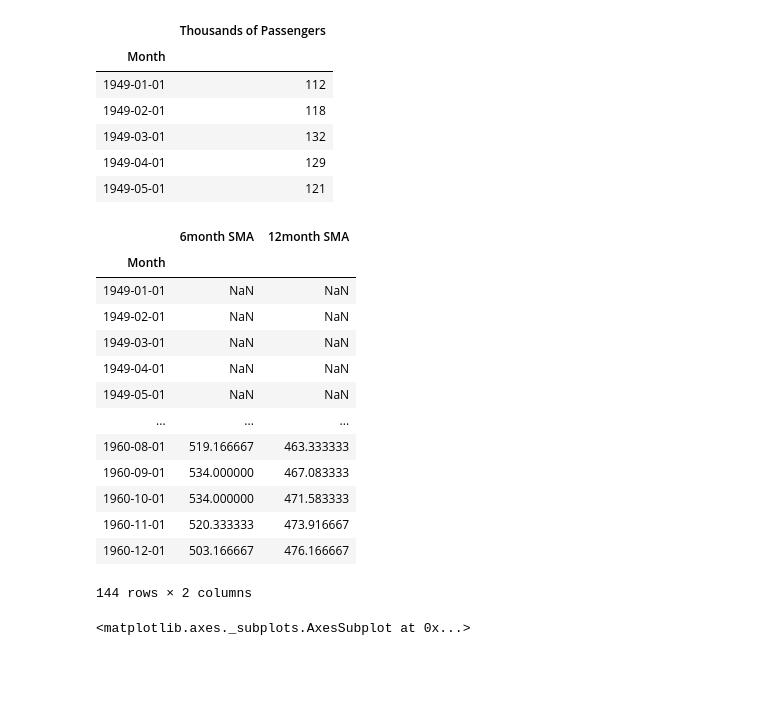
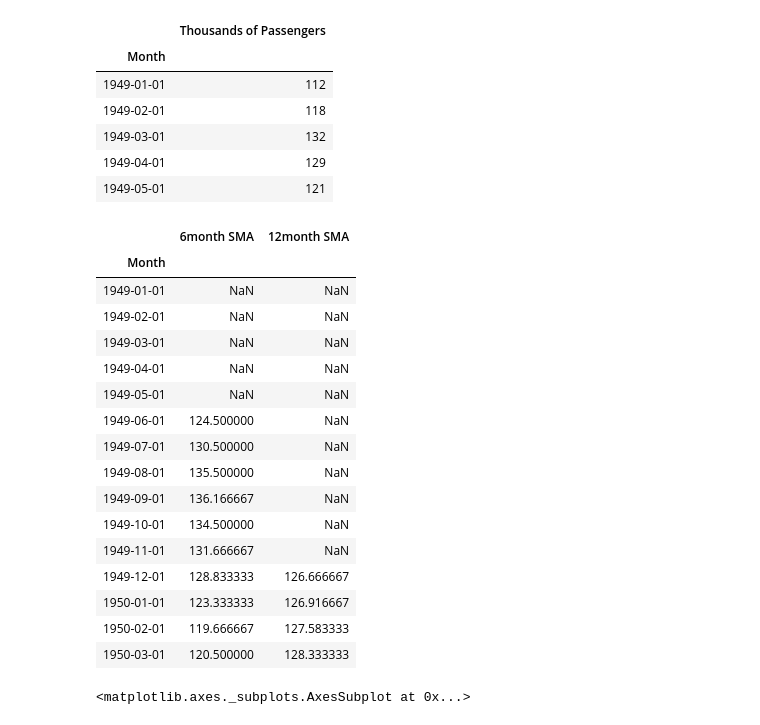
Before and after one commit to bill7845/jupyter_repo, a Jupyter notebook: ML/시계열데이터_T-Academy/3_.ipynb, the cells around one changed output. Drawn from its saved outputs; the diff is of its cells as text; code cells hidden in the pictures; blank space fills up the shorter version.

```diff
--- a/ML/시계열데이터_T-Academy/3_.ipynb
+++ b/ML/시계열데이터_T-Academy/3_.ipynb
@@ -27,22 +27,25 @@ airline.head()
 airline['6month SMA'] = airline['Thousands of Passengers'].rolling(window=6).mean()
 airline['12month SMA'] = airline['Thousands of Passengers'].rolling(window=12).mean()
 # %%
-airline[['6month SMA','12month SMA']]
+airline[['6month SMA','12month SMA']].head(15)
 # %% [output]
 |  | 6month SMA | 12month SMA |
 | Month |  |  |
 | 1949-01-01 | NaN | NaN |
 | 1949-02-01 | NaN | NaN |
 | 1949-03-01 | NaN | NaN |
 | 1949-04-01 | NaN | NaN |
 | 1949-05-01 | NaN | NaN |
-| ... | ... | ... |
-| 1960-08-01 | 519.166667 | 463.333333 |
-| 1960-09-01 | 534.000000 | 467.083333 |
-| 1960-10-01 | 534.000000 | 471.583333 |
-| 1960-11-01 | 520.333333 | 473.916667 |
-| 1960-12-01 | 503.166667 | 476.166667 |
+| 1949-06-01 | 124.500000 | NaN |
+| 1949-07-01 | 130.500000 | NaN |
+| 1949-08-01 | 135.500000 | NaN |
+| 1949-09-01 | 136.166667 | NaN |
+| 1949-10-01 | 134.500000 | NaN |
+| 1949-11-01 | 131.666667 | NaN |
+| 1949-12-01 | 128.833333 | 126.666667 |
+| 1950-01-01 | 123.333333 | 126.916667 |
+| 1950-02-01 | 119.666667 | 127.583333 |
+| 1950-03-01 | 120.500000 | 128.333333 |
-144 rows × 2 columns
 # %%
 airline.plot(figsize = (12,8))
 # %% [output]
```
Also changed, not shown: parts of 2 cells of this notebook.
